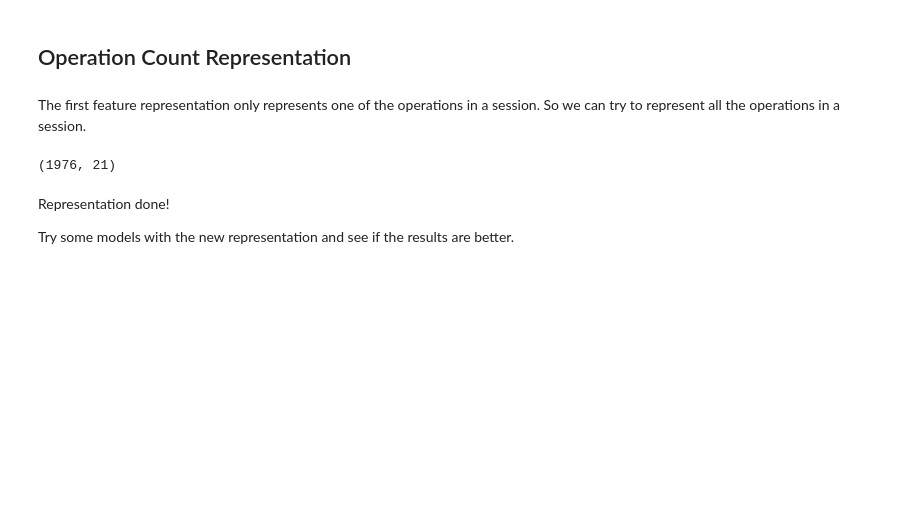
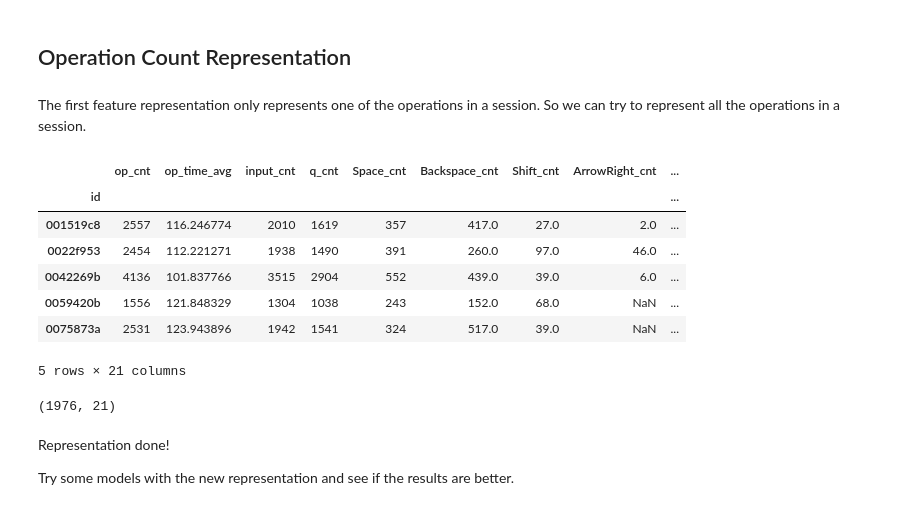
Before and after one commit to MistyAir/CS5489_proj, a Jupyter notebook: Course Project-2023A.ipynb, the cells around one changed output. Saved outputs shown, nothing was run; the diff lists cells and outputs as text; code cells hidden in the pictures; blank space fills up the shorter version.

```diff
--- a/Course Project-2023A.ipynb
+++ b/Course Project-2023A.ipynb
@@ -445,33 +499,43 @@ for event in events:
 train_data_representation['word_cnt'] = 0
 i = -1
 for index, row in train_data_representation.iterrows():
     start_time = train_logs.loc[int(i+1)]['down_time']
     i += row['op_cnt']
     end_time = train_logs.loc[int(i)]['up_time']
     train_data_representation.loc[index, 'word_cnt'] = train_logs.loc[int(i)]['word_count']
     train_data_representation.loc[index, 'total_time'] = (end_time - start_time)
 
 test_data_representation['op_cnt'] = test_logs.groupby('id')['event_id'].count()
 test_data_representation['op_time_avg'] = test_logs.groupby('id')['action_time'].mean()
 test_data_representation['input_cnt'] = test_logs[test_logs['activity'] == 'Input'].groupby('id')['event_id'].count()
 
 for event in events:
     test_data_representation[event+'_cnt'] = test_logs[test_logs['down_event'] == event].groupby('id')['event_id'].count()
 # add word_cnt column
 test_data_representation['word_cnt'] = 0
 i = -1
 for index, row in test_data_representation.iterrows():
     start_time = test_logs.loc[int(i+1)]['down_time']
     i += row['op_cnt']
     end_time = test_logs.loc[int(i)]['up_time']
     test_data_representation.loc[index, 'word_cnt'] = test_logs.loc[int(i)]['word_count']
     test_data_representation.loc[index, 'total_time'] = (end_time - start_time)
 
 
 train_data_normalized = scaler.fit_transform(train_data_representation)
 test_data_normalized = scaler.transform(test_data_representation)
 train_data_normalized = np.nan_to_num(train_data_normalized)
 test_data_normalized = np.nan_to_num(test_data_normalized)
+train_data_representation.head()
+# %% [output]
+|  | op_cnt | op_time_avg | input_cnt | q_cnt | Space_cnt | Backspace_cnt | Shift_cnt | ArrowRight_cnt | ... |
+| id |  |  |  |  |  |  |  |  | ... |
+| 001519c8 | 2557 | 116.246774 | 2010 | 1619 | 357 | 417.0 | 27.0 | 2.0 | ... |
+| 0022f953 | 2454 | 112.221271 | 1938 | 1490 | 391 | 260.0 | 97.0 | 46.0 | ... |
+| 0042269b | 4136 | 101.837766 | 3515 | 2904 | 552 | 439.0 | 39.0 | 6.0 | ... |
+| 0059420b | 1556 | 121.848329 | 1304 | 1038 | 243 | 152.0 | 68.0 | NaN | ... |
+| 0075873a | 2531 | 123.943896 | 1942 | 1541 | 324 | 517.0 | 39.0 | NaN | ... |
+5 rows × 21 columns
 # %%
 (trainX, testX, trainY, testY) = train_test_split(train_data_normalized, train_labels, test_size=0.2, random_state=42)
 print(trainX.shape)
```
Also changed, not shown: parts of 55 cells of this notebook, 3 other files.
